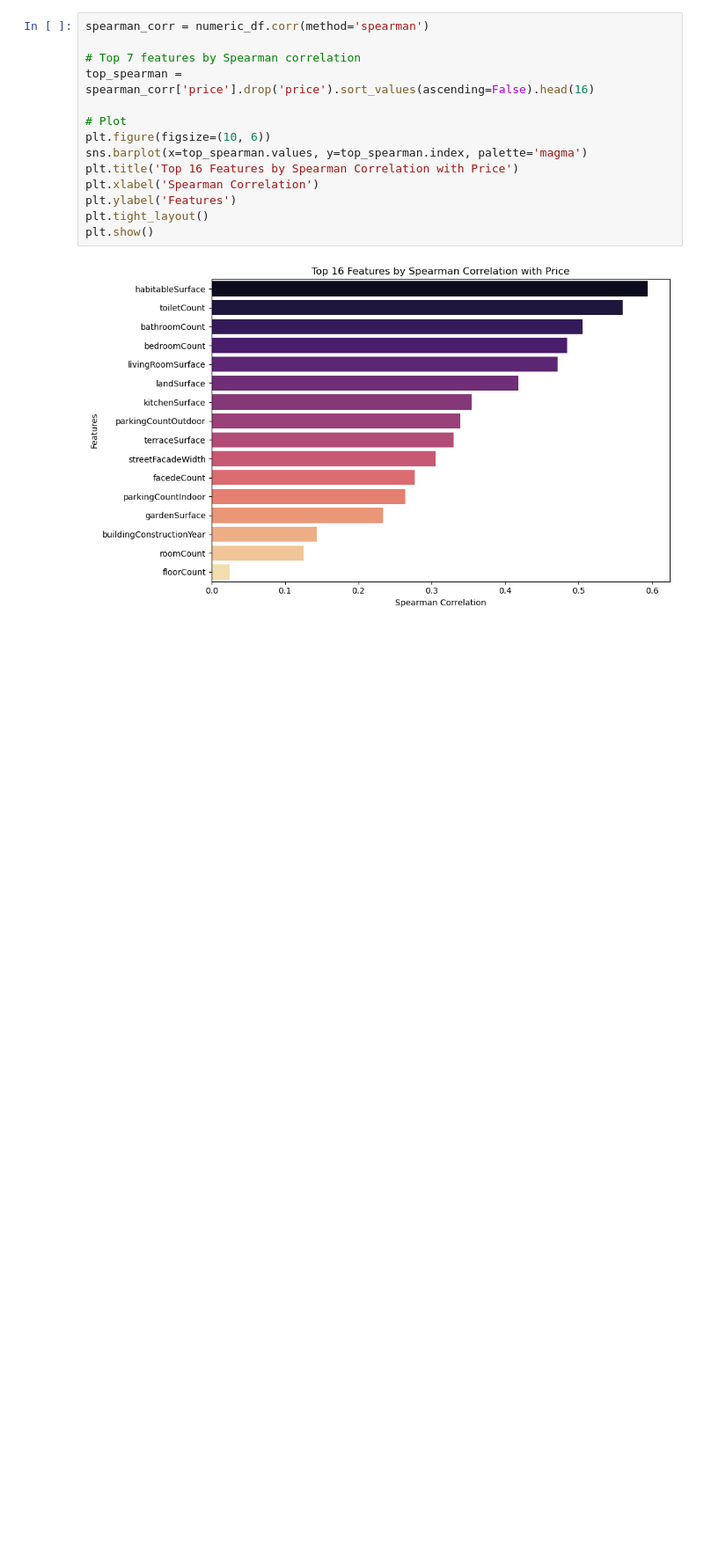
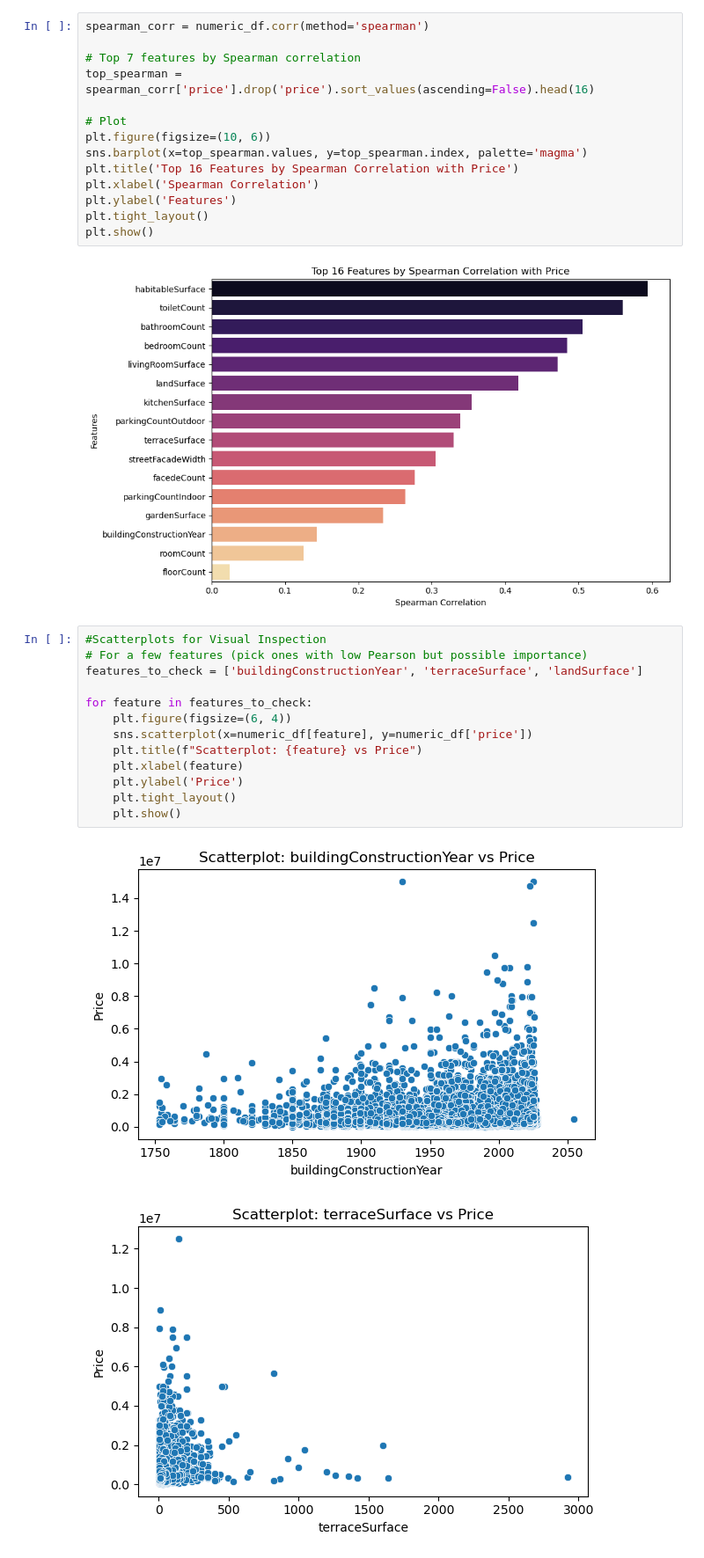
Before and after one commit to becodeorg/immo-eliza-data-exploration-seattle, a Jupyter notebook: Datanalyze/dataanalyse-without-impurity.ipynb, the cells around one changed output. Shown at 88% size. Saved outputs shown, nothing was run; the diff lists cells and outputs as text; blank space fills up the shorter version.

```diff
--- a/Datanalyze/dataanalyse-without-impurity.ipynb
+++ b/Datanalyze/dataanalyse-without-impurity.ipynb
@@ -176,3 +176,19 @@ plt.tight_layout()
 plt.show()
 # %% [output]
 [figure]
+# %%
+#Scatterplots for Visual Inspection
+# For a few features (pick ones with low Pearson but possible importance)
+features_to_check = ['buildingConstructionYear', 'terraceSurface', 'landSurface']
+
+for feature in features_to_check:
+    plt.figure(figsize=(6, 4))
+    sns.scatterplot(x=numeric_df[feature], y=numeric_df['price'])
+    plt.title(f"Scatterplot: {feature} vs Price")
+    plt.xlabel(feature)
+    plt.ylabel('Price')
+    plt.tight_layout()
+    plt.show()
+# %% [output]
+[figure, added]
+[figure, added]
```
Also changed, not shown: parts of 4 cells of this notebook, 1 other file.
